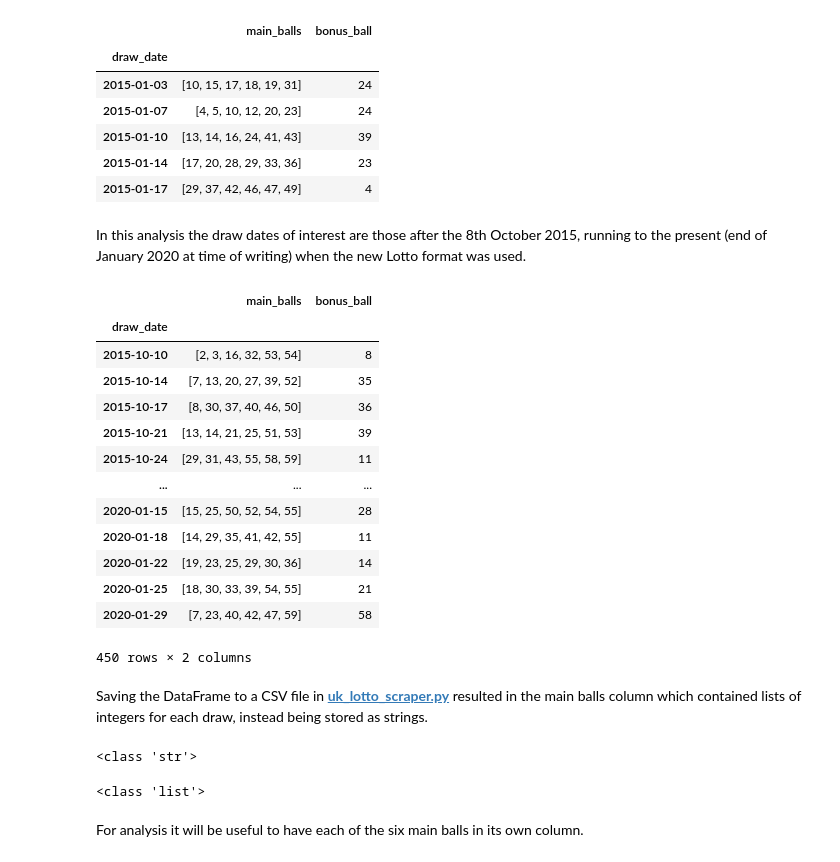
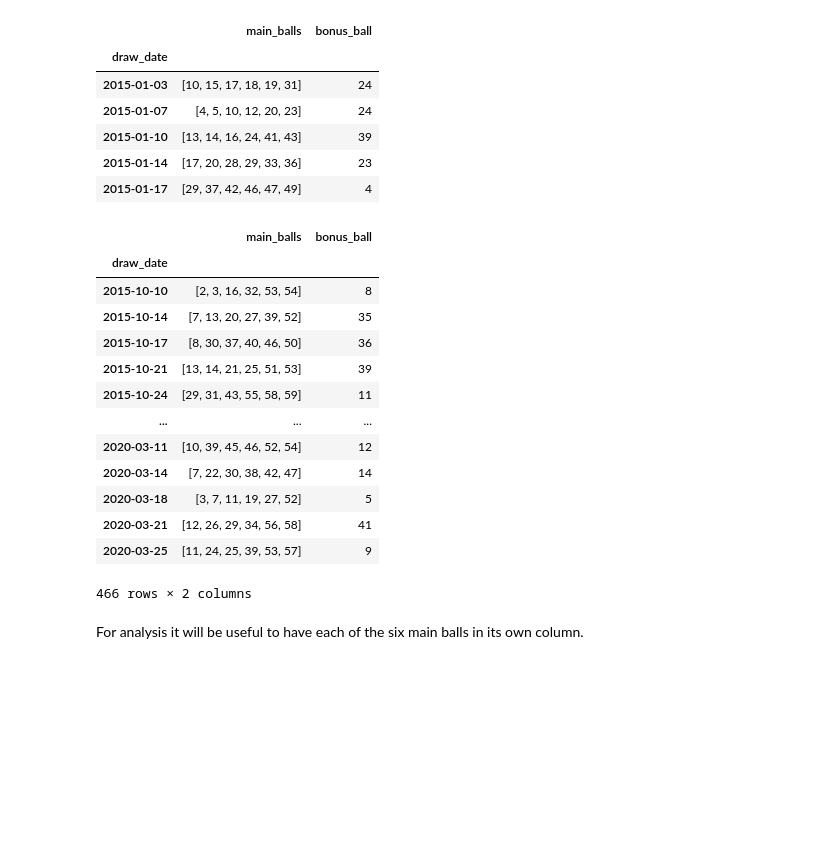
Before and after one commit to MatthewCarterIO/uk-lotto-DA, a Jupyter notebook: uk_lotto_DA.ipynb, the cells around one changed output. Saved outputs shown, nothing was run; the diff lists cells and outputs as text; code cells hidden in the pictures; blank space fills up the shorter version.

```diff
--- a/uk_lotto_DA.ipynb
+++ b/uk_lotto_DA.ipynb
@@ -21,6 +22,6 @@ import random
 # %%
-# Import the draw results.
-results_df = pd.read_csv("lotto_results.csv")
+# Import the draw results and convert the draw_date column into datetime objects (type not preserved in the CSV file).
+results_df = pd.read_csv("lotto_results.csv", parse_dates=["draw_date"])
 results_df.head()
 # %% [output]
 |  | draw_date | main_balls | bonus_ball |
@@ -42,45 +77,26 @@ results_df.head()
 | 2015-01-10 | [13, 14, 16, 24, 41, 43] | 39 |
 | 2015-01-14 | [17, 20, 28, 29, 33, 36] | 23 |
 | 2015-01-17 | [29, 37, 42, 46, 47, 49] | 4 |
-# %% [markdown]
-In this analysis the draw dates of interest are those after the 8th October 2015, running to the present (end of January 2020 at time of writing) when the new Lotto format was used.
 # %%
-# Select rows in DataFrame after 2015-10-08.
-results_df = results_df.loc["2015-10-08" : "2020-01-31"]
+# Select rows in DataFrame between 8th October 2015 and 25th March 2020 by taking a slice of the original
+# DataFrame.
+results_df = results_df["2015-10-08" : "2020-03-25"]
 results_df
 # %% [output]
 |  | main_balls | bonus_ball |
 | draw_date |  |  |
 | 2015-10-10 | [2, 3, 16, 32, 53, 54] | 8 |
 | 2015-10-14 | [7, 13, 20, 27, 39, 52] | 35 |
 | 2015-10-17 | [8, 30, 37, 40, 46, 50] | 36 |
 | 2015-10-21 | [13, 14, 21, 25, 51, 53] | 39 |
 | 2015-10-24 | [29, 31, 43, 55, 58, 59] | 11 |
 | ... | ... | ... |
-| 2020-01-15 | [15, 25, 50, 52, 54, 55] | 28 |
-| 2020-01-18 | [14, 29, 35, 41, 42, 55] | 11 |
-| 2020-01-22 | [19, 23, 25, 29, 30, 36] | 14 |
-| 2020-01-25 | [18, 30, 33, 39, 54, 55] | 21 |
-| 2020-01-29 | [7, 23, 40, 42, 47, 59] | 58 |
+| 2020-03-11 | [10, 39, 45, 46, 52, 54] | 12 |
+| 2020-03-14 | [7, 22, 30, 38, 42, 47] | 14 |
+| 2020-03-18 | [3, 7, 11, 19, 27, 52] | 5 |
+| 2020-03-21 | [12, 26, 29, 34, 56, 58] | 41 |
+| 2020-03-25 | [11, 24, 25, 39, 53, 57] | 9 |
-450 rows × 2 columns
+466 rows × 2 columns
-# %% [markdown]
-Saving the DataFrame to a CSV file in __[uk_lotto_scraper.py](https://github.com/MatthewCarterIO/uk-lotto-DA/blob/master/uk_lotto_scraper.py)__ resulted in the main balls column which contained lists of integers for each draw, instead being stored as strings.
-# %%
-print(type(results_df.loc["2015-10-10", "main_balls"]))
-# %% [output]
-<class 'str'>
-# %%
-from ast import literal_eval
-
-# Function converting string back into a list of integers.
-def string_to_int_list(string_list):
-    return literal_eval(string_list)
-
-# Apply function to each row of the main_balls column.
-results_df["main_balls"] = results_df["main_balls"].apply(string_to_int_list)
-print(type(results_df.loc["2015-10-10", "main_balls"]))
-# %% [output]
-<class 'list'>
 # %% [markdown]
 For analysis it will be useful to have each of the six main balls in its own column.
 # %%
```
Also changed, not shown: parts of 38 cells of this notebook, 1 other file.
